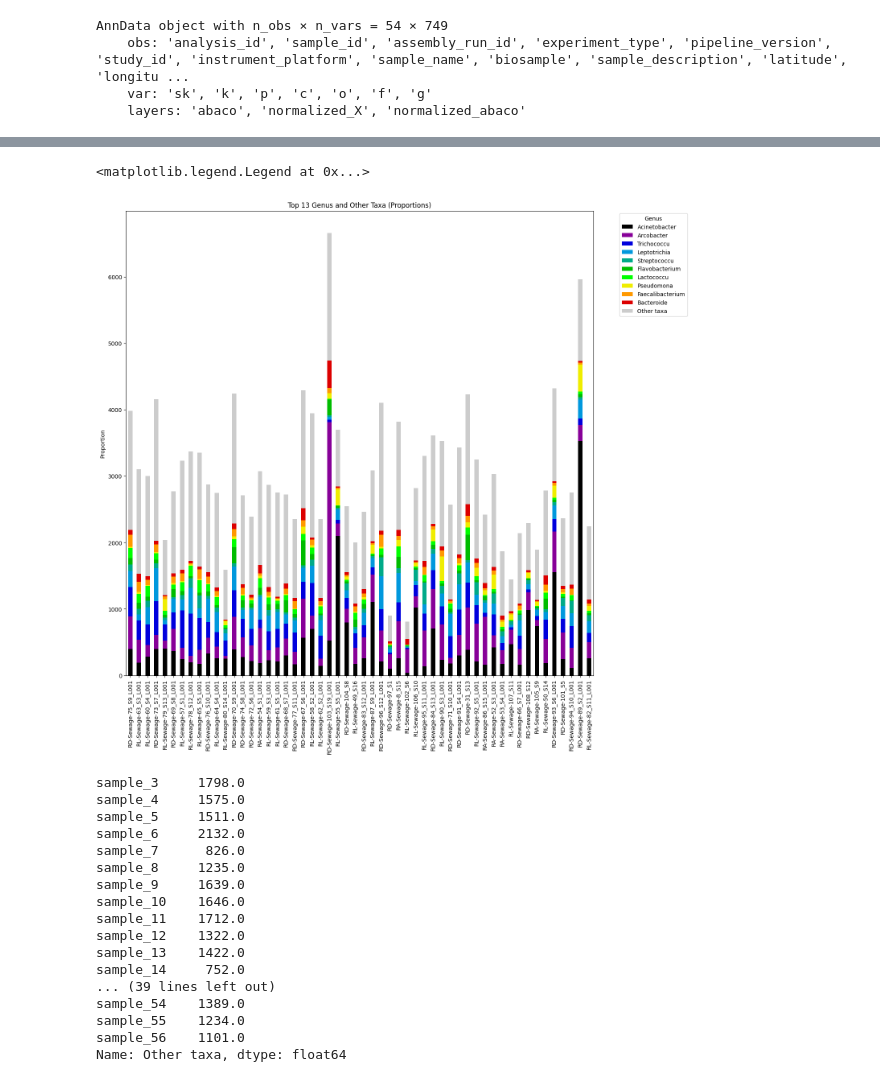
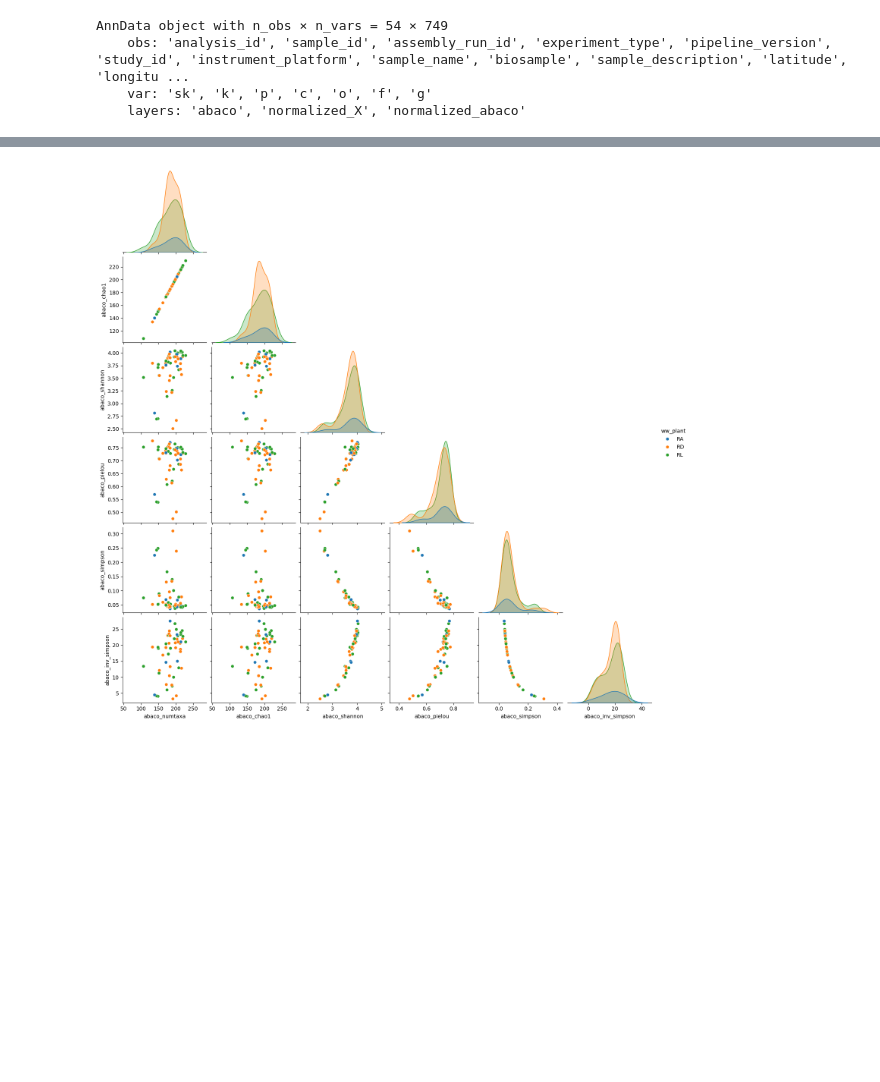
Before and after one commit to Multiomics-Analytics-Group/abaco, a Jupyter notebook: docs/tutorial/demo-mgnify-mys-1135.ipynb, the cells around one changed output, grey strips where cells are left out. Cells and saved outputs as stored; diff of their text form; code cells hidden in the pictures; blank space fills up the shorter version.

```diff
--- a/docs/tutorial/demo-mgnify-mys-1135.ipynb
+++ b/docs/tutorial/demo-mgnify-mys-1135.ipynb
@@ -190,12 +252,12 @@ The raw counts require further preprocessing because samples will have different
 
 We will normalize to keep rare taxa.
 # %%
-# normalize original data
-adata.layers['normalized_X'] = (adata.X/adata.X.sum(axis=1).reshape(-1,1))
 # normalize abaco corrected data
 adata.layers['normalized_abaco'] = (adata.layers['abaco']/adata.layers['abaco'].sum(axis=1).reshape(-1,1))
-# sanity check
-adata
+# CLR transform normalized ABaCo data
+adata.layers['clr_abaco'] = clr(np.where(adata.layers['normalized_abaco'] > 0, adata.layers['normalized_abaco'], 1e-10))
+# save anndata with new layers
+adata.write_h5ad("data/mgnify_MGYS00001135.h5ad")
 # %% [output]
 AnnData object with n_obs × n_vars = 54 × 749
     obs: 'analysis_id', 'sample_id', 'assembly_run_id', 'experiment_type', 'pipeline_version', 'study_id', 'instrument_platform', 'sample_name', 'biosample', 'sample_description', 'latitude', 'longitu ...
@@ -206,9 +265,0 @@ Our normalized, compositional data is bound to a simplex. To move forward with a
-# %%
-
-import numpy as np
-from skbio.stats.composition import clr
-# CLR transform normalized og data
-adata.layers['clr_X'] = clr(np.where(adata.layers['normalized_X'] > 0, adata.layers['normalized_X'], 1e-10))
-
-# CLR transform normalized ABaCo data
-adata.layers['clr_abaco'] = clr(np.where(adata.layers['normalized_abaco'] > 0, adata.layers['normalized_abaco'], 1e-10))
@@ -296,13 +265,0 @@ top_10_abaco = agg_other_taxa(
-# %%
-ax = top_10.plot(
-    kind='bar',
-    stacked=True,
-    figsize=(15, 15),
-    title="Top 13 Genus and Other Taxa (Proportions)",
-    colormap='nipy_spectral',
-)
-ax.set_ylabel("Proportion")
-ax.legend(bbox_to_anchor=(1.05, 1), loc='upper left', title='Genus')
-# %% [output]
-<matplotlib.legend.Legend at 0x...>
-[figure, removed]
@@ -313,20 +266,30 @@ adata_keeper.to_df()
-# %%
-pd.Series(adata[:, others].X.sum(axis=1), index=adata.obs.index, name='Other taxa')
-# %% [output]
-sample_3     1798.0
-sample_4     1575.0
-sample_5     1511.0
-sample_6     2132.0
-sample_7      826.0
-sample_8     1235.0
-sample_9     1639.0
-sample_10    1646.0
-sample_11    1712.0
-sample_12    1322.0
-sample_13    1422.0
-sample_14     752.0
-... (39 lines left out)
-sample_54    1389.0
-sample_55    1234.0
-sample_56    1101.0
-Name: Other taxa, dtype: float64
+# %%
+# Diversity: Number of unique taxa per sample as new metadata
+adata.obs['abaco_numtaxa'] = (adata.layers['abaco'] > 0).sum(axis=1)
+
+# Diversity with correction: Chao1 estimator
+# Chao1 = num observed taxa + (num singletons / (2 x num doubletons))
+num_singletons = (adata.layers['abaco'] == 1).sum(axis=1)
+num_doubletons = (adata.layers['abaco'] == 2).sum(axis=1)
+adata.obs['abaco_chao1'] = (adata.layers['abaco'] > 0).sum(axis=1) + (num_singletons / (2 * num_doubletons))
+
+# Diversity: Shannon index H = -sum(p_i * log(p_i)), entropy
+adata.obs['abaco_shannon'] = entropy(adata.layers['normalized_abaco'], nan_policy='omit', axis=1)
+
+# Evenness: Pielou evenness index P = H/H_max, H_max = ln(num species)
+adata.obs['abaco_pielou'] = adata.obs['abaco_shannon'] / np.log(adata.obs['abaco_numtaxa'])
+
+# Diversity: simpson index lambda = sum(p_i ^2)
+adata.obs['abaco_simpson'] = (adata.layers['normalized_abaco'] ** 2).sum(axis=1)
+
+# Diversity: inverse simpson index D = 1/lambda
+adata.obs['abaco_inv_simpson'] = 1 / adata.obs['abaco_simpson']
+
+df_abaco_alphas = adata.obs[[
+    'abaco_numtaxa', 'abaco_chao1', 'abaco_shannon',
+    'abaco_pielou', 'abaco_simpson', 'abaco_inv_simpson',
+    batch_col, bio_col
+]].copy()
+g = sns.pairplot(df_abaco_alphas, hue=bio_col, corner=True)
+# %% [output]
+[figure, added]
```
Also changed, not shown: parts of 11 cells of this notebook.
